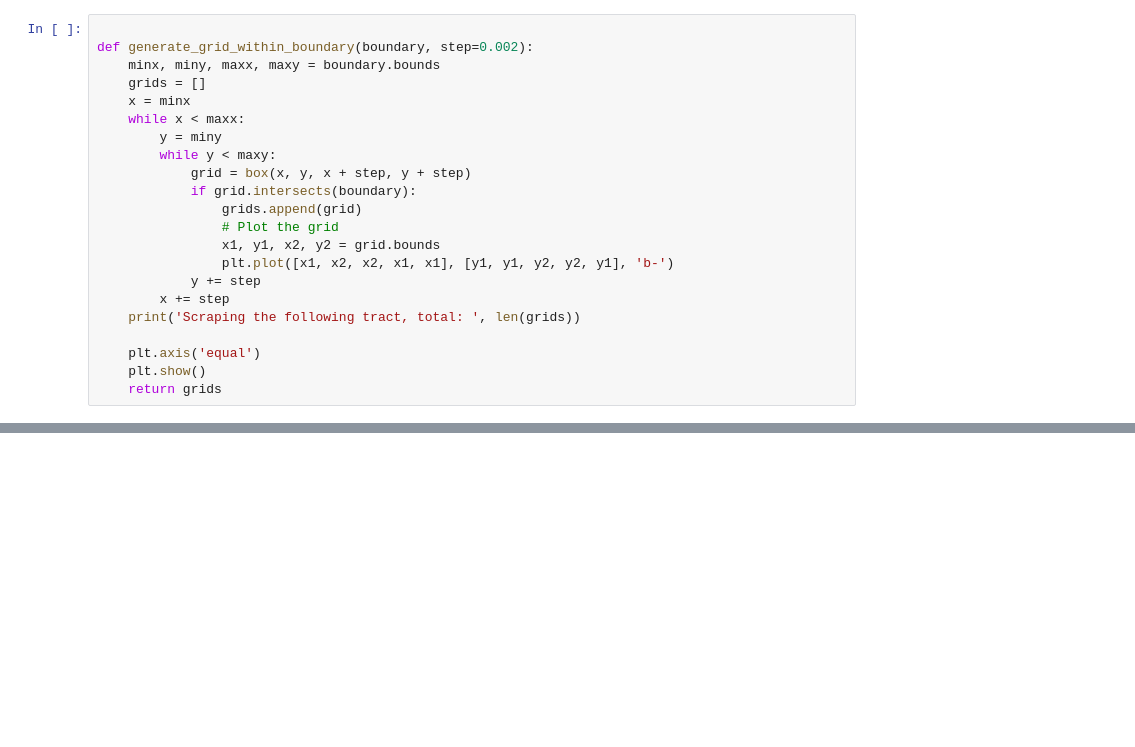
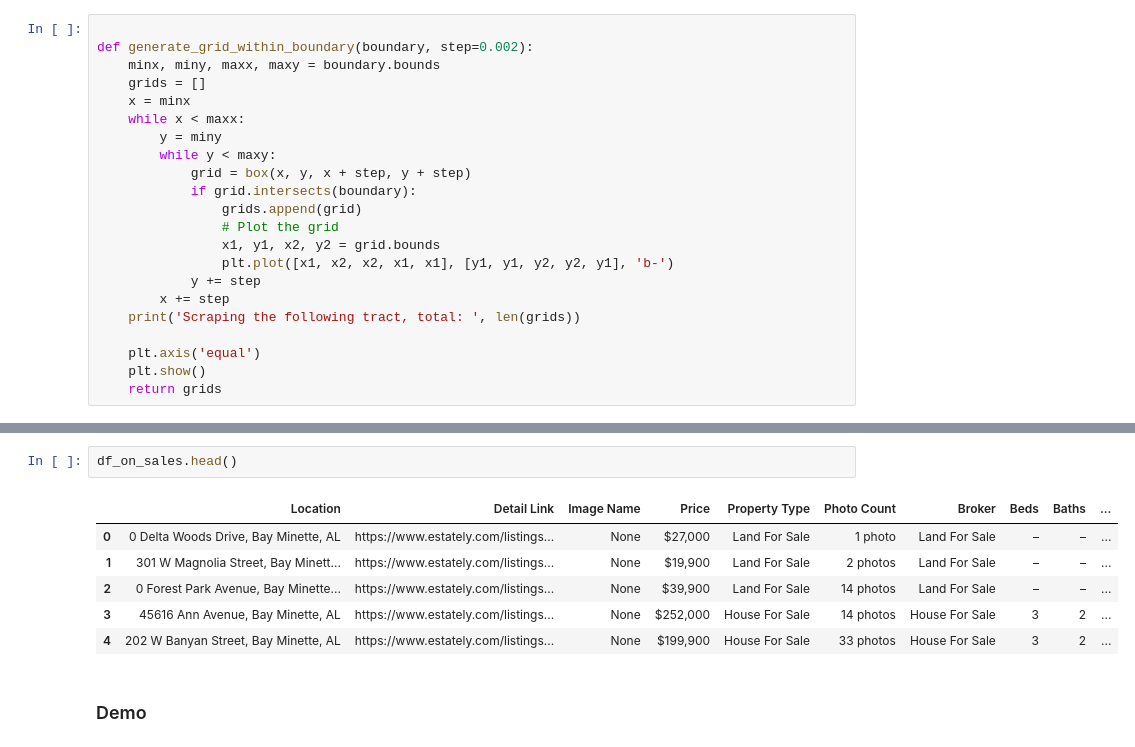
Before and after one commit to Jeff-Lewis/RA-for-Accounting, a Jupyter notebook: scripts/scraper_estately_grid_tract.ipynb, the cells around one changed output, grey strips where cells are left out. Cells and saved outputs as stored; diff of their text form; blank space fills up the shorter version.

```diff
--- a/scripts/scraper_estately_grid_tract.ipynb
+++ b/scripts/scraper_estately_grid_tract.ipynb
@@ -260,0 +383,11 @@ KeyboardInterrupt:
+# %%
+df_on_sales.head()
+# %% [output]
+|  | Location | Detail Link | Image Name | Price | Property Type | Photo Count | Broker | Beds | Baths | ... |
+| 0 | 0 Delta Woods Drive, Bay Minette, AL | https://www.estately.com/listings... | None | $27,000 | Land For Sale | 1 photo | Land For Sale | – | – | ... |
+| 1 | 301 W Magnolia Street, Bay Minett... | https://www.estately.com/listings... | None | $19,900 | Land For Sale | 2 photos | Land For Sale | – | – | ... |
+| 2 | 0 Forest Park Avenue, Bay Minette... | https://www.estately.com/listings... | None | $39,900 | Land For Sale | 14 photos | Land For Sale | – | – | ... |
+| 3 | 45616 Ann Avenue, Bay Minette, AL | https://www.estately.com/listings... | None | $252,000 | House For Sale | 14 photos | House For Sale | 3 | 2 | ... |
+| 4 | 202 W Banyan Street, Bay Minette, AL | https://www.estately.com/listings... | None | $199,900 | House For Sale | 33 photos | House For Sale | 3 | 2 | ... |
+# %% [markdown]
+### Demo
```
Also changed, not shown: parts of 6 cells of this notebook, 39 other files.
